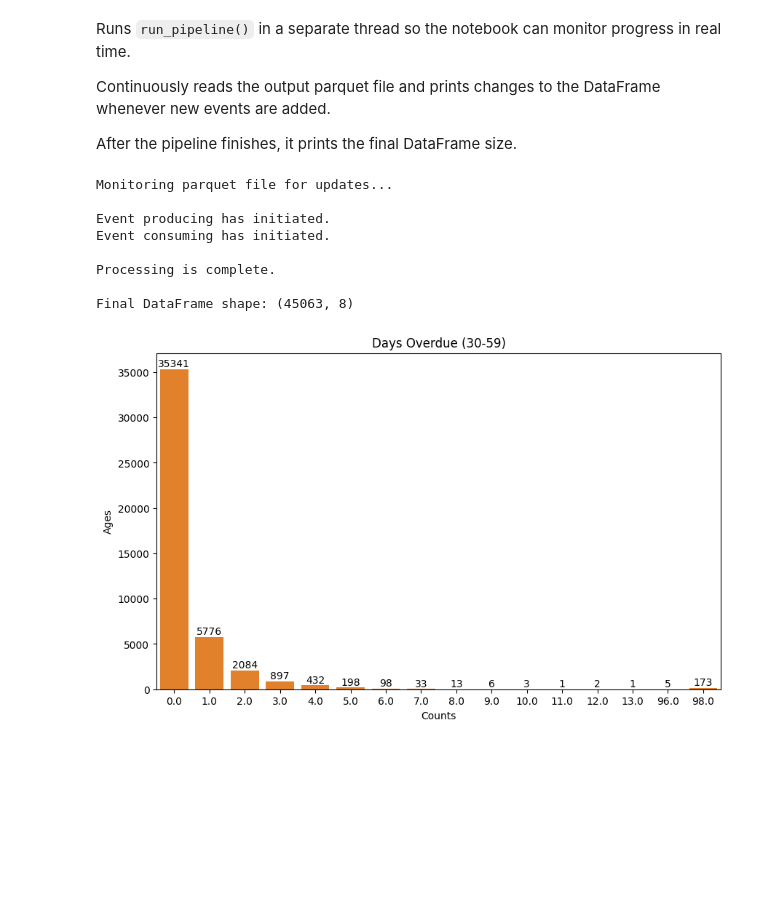
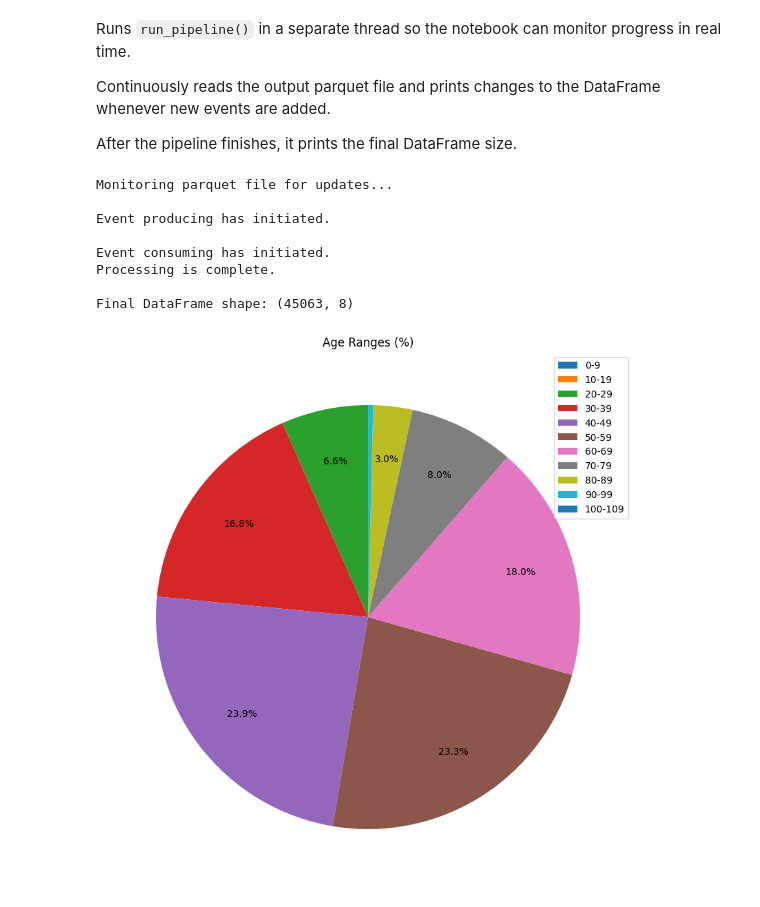
Before and after one commit to PESIII23/real-time-credit-risk-simulation, a Jupyter notebook: src/notebooks/credit_risk_analysis.ipynb, the cells around one changed output. Drawn from its saved outputs; the diff is of its cells as text; code cells hidden in the pictures; blank space fills up the shorter version.

Commit message:
added pie chart

```diff
--- a/src/notebooks/credit_risk_analysis.ipynb
+++ b/src/notebooks/credit_risk_analysis.ipynb
@@ -92,7 +92,16 @@ if file_path.exists():
     df = pd.read_parquet(file_path, engine='fastparquet')
     print(f"Final DataFrame shape: {df.shape}\n")
 
-    Plots.bar_graph(df, df.columns[4], x_label='Counts', y_label='Ages')
+    """Bar Charts"""
+    Plots.bar_graph(df, df.columns[4], x_label='# of Overdue 30-59 Days', y_label='# of People')
+    Plots.bar_graph(df, df.columns[5], x_label='# of Overdue 60-89 Days', y_label='# of People')
+    Plots.bar_graph(df, df.columns[6], x_label='# of Overdue 90+ Days', y_label='# of People')
+    Plots.bar_graph(df, df.columns[7], x_label='# of Delinquencies', y_label='# of People')
+
+    """Pie Charts"""
+    Plots.pie_graph(df, df.columns[0], title='Age Ranges (%)')
+
+    plt.legend(loc="upper right")
     plt.show()
 
 else:
@@ -106,4 +115,4 @@ Event consuming has initiated.
 Processing is complete.
 
 Final DataFrame shape: (45063, 8)
-[figure, old version]
+[figure, new version]
```
Also changed, not shown: 3 other files.
